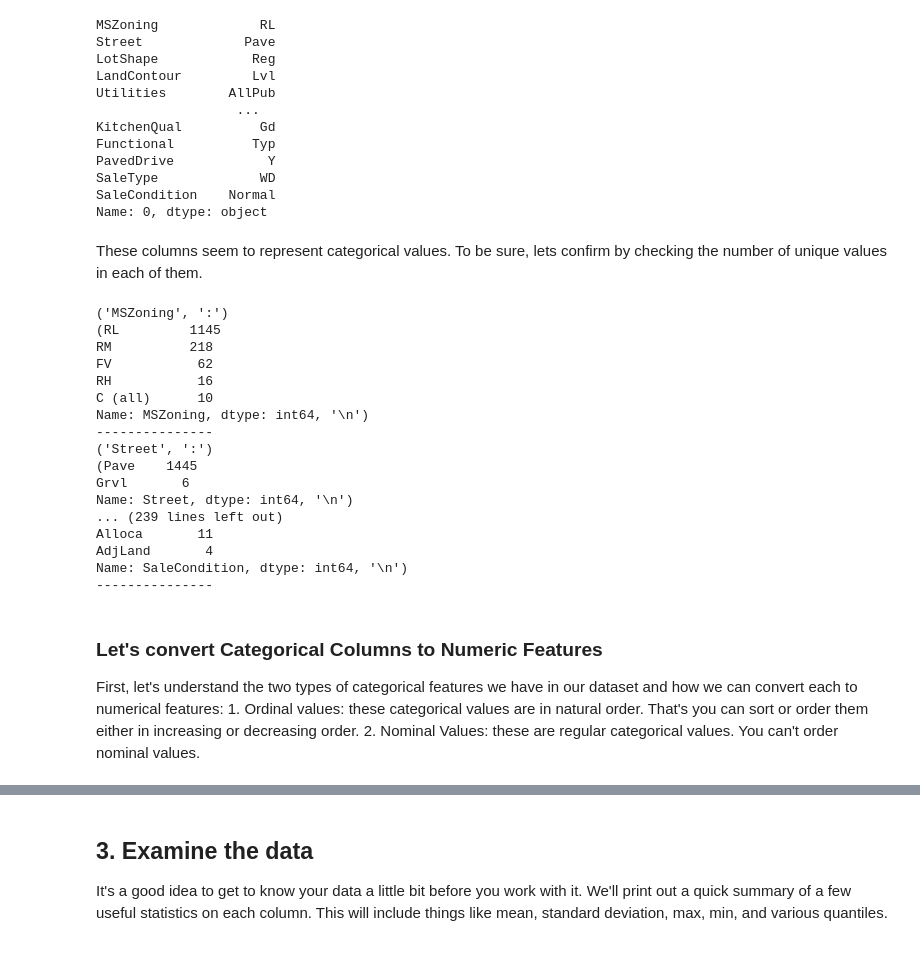
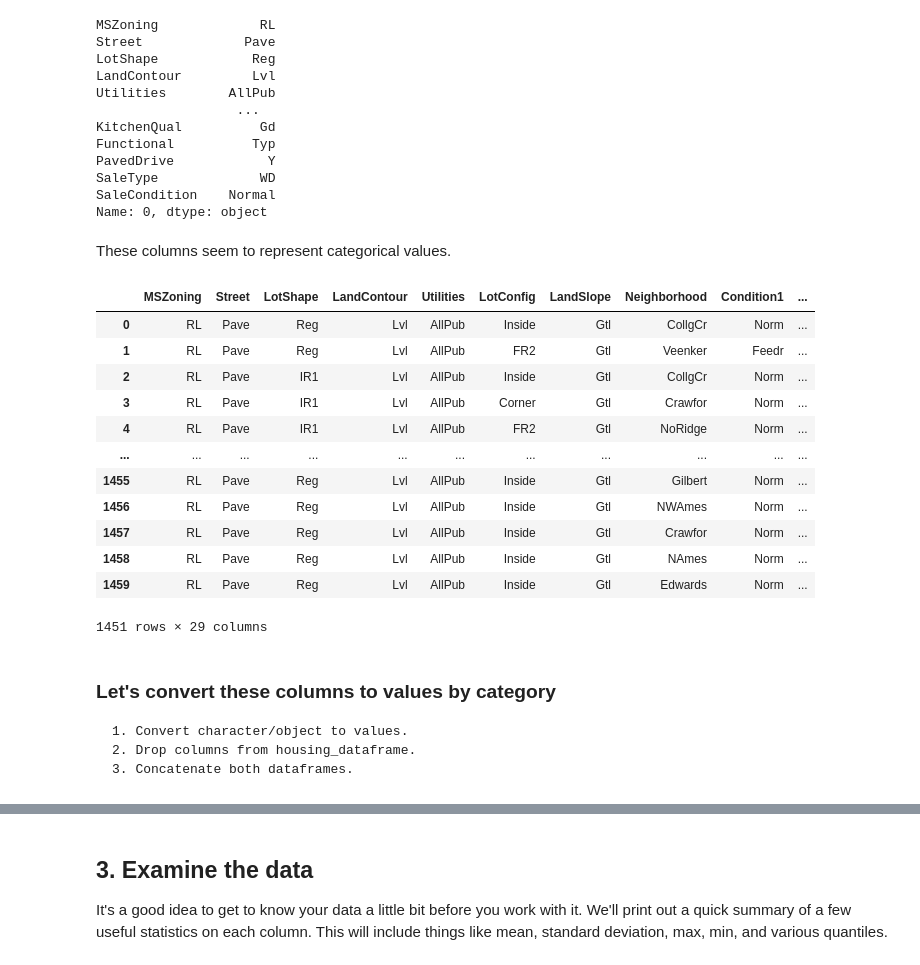
Before and after one commit to kairosart/House-prices-Exercise, a Jupyter notebook: 2.House_prices_synthetic_features_and_outliers.ipynb, the cells around one changed output, grey strips where cells are left out. Saved outputs shown, nothing was run; the diff lists cells and outputs as text; code cells hidden in the pictures.

```diff
--- a/2.House_prices_synthetic_features_and_outliers.ipynb
+++ b/2.House_prices_synthetic_features_and_outliers.ipynb
@@ -202,34 +207,25 @@ SaleCondition    Normal
 Name: 0, dtype: object
 # %% [markdown]
  These columns seem to represent categorical values.
- To be sure, lets confirm by checking the number of unique values in each of them.
-# %%
-cols = housing_dataframe.select_dtypes(include=['object'])
-
-for name in cols:
-    print(name,':')
-    print(object_columns_df[name].value_counts(),'\n')
-    print('---------------')
-# %% [output]
-('MSZoning', ':')
-(RL         1145
-RM          218
-FV           62
-RH           16
-C (all)      10
-Name: MSZoning, dtype: int64, '\n')
----------------
-('Street', ':')
-(Pave    1445
-Grvl       6
-Name: Street, dtype: int64, '\n')
-... (239 lines left out)
-Alloca       11
-AdjLand       4
-Name: SaleCondition, dtype: int64, '\n')
----------------
-# %% [markdown]
-### Let's convert Categorical Columns to Numeric Features
-First, let's understand the two types of categorical features we have in our dataset and how we can convert each to numerical features:
-    1. Ordinal values: these categorical values are in natural order. That's you can sort or order them either in increasing or decreasing order.
-    2. Nominal Values: these are regular categorical values. You can't order nominal values.
+# %%
+object_filter_df = housing_dataframe.select_dtypes(include=['object']).copy()
+object_filter_df
+# %% [output]
+|  | MSZoning | Street | LotShape | LandContour | Utilities | LotConfig | LandSlope | Neighborhood | Condition1 | ... |
+| 0 | RL | Pave | Reg | Lvl | AllPub | Inside | Gtl | CollgCr | Norm | ... |
+| 1 | RL | Pave | Reg | Lvl | AllPub | FR2 | Gtl | Veenker | Feedr | ... |
+| 2 | RL | Pave | IR1 | Lvl | AllPub | Inside | Gtl | CollgCr | Norm | ... |
+| 3 | RL | Pave | IR1 | Lvl | AllPub | Corner | Gtl | Crawfor | Norm | ... |
+| 4 | RL | Pave | IR1 | Lvl | AllPub | FR2 | Gtl | NoRidge | Norm | ... |
+| ... | ... | ... | ... | ... | ... | ... | ... | ... | ... | ... |
+| 1455 | RL | Pave | Reg | Lvl | AllPub | Inside | Gtl | Gilbert | Norm | ... |
+| 1456 | RL | Pave | Reg | Lvl | AllPub | Inside | Gtl | NWAmes | Norm | ... |
+| 1457 | RL | Pave | Reg | Lvl | AllPub | Inside | Gtl | Crawfor | Norm | ... |
+| 1458 | RL | Pave | Reg | Lvl | AllPub | Inside | Gtl | NAmes | Norm | ... |
+| 1459 | RL | Pave | Reg | Lvl | AllPub | Inside | Gtl | Edwards | Norm | ... |
+1451 rows × 29 columns
+# %% [markdown]
+### Let's convert these columns to values by category
+    1. Convert character/object to values.
+    2. Drop columns from housing_dataframe.
+    3. Concatenate both dataframes.
```
Also changed, not shown: parts of 16 cells of this notebook.
